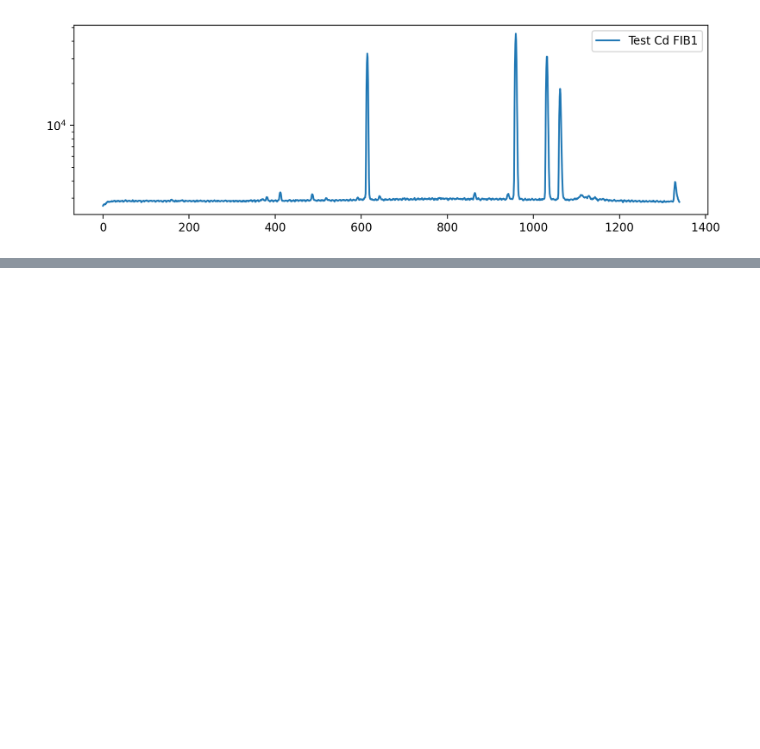
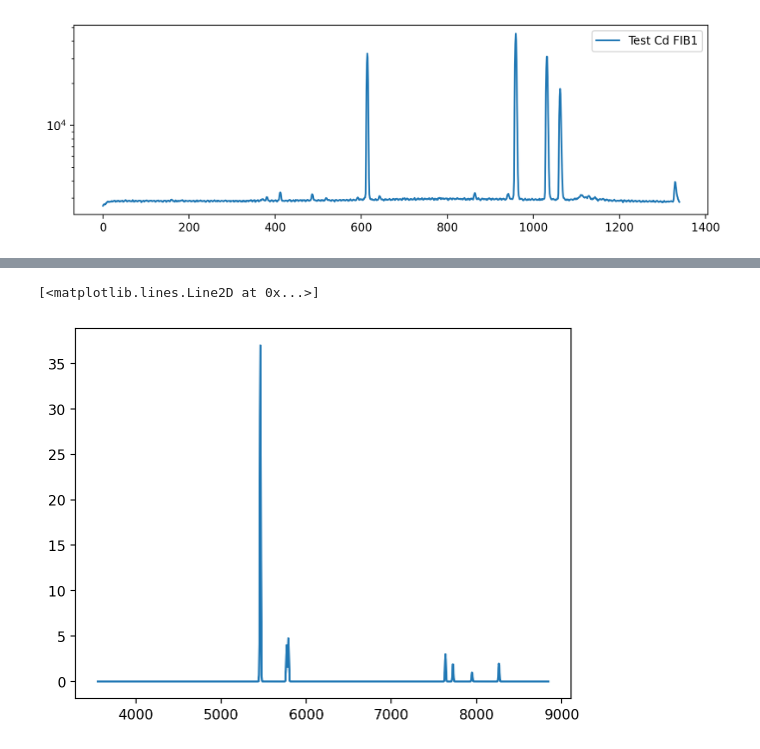
Before and after one commit to hbahk/kspecdr, a Jupyter notebook: notebooks/test_arc_20251224.ipynb, the cells around one changed output, grey strips where cells are left out. Cells and saved outputs as stored; diff of their text form; code cells hidden in the pictures; blank space fills up the shorter version.

```diff
--- a/notebooks/test_arc_20251224.ipynb
+++ b/notebooks/test_arc_20251224.ipynb
@@ -1946,3 +1964,9 @@ plt.show()
+# %%
+temp = Table.read("MODEL_SPECTRA.dat", format="ascii")
+plt.plot(temp["col1"], temp["col2"])
+# %% [output]
+[<matplotlib.lines.Line2D at 0x...>]
+[figure, added]
 # %%
 from kspecdr.extract.reduce_arc import reduce_arc
 
```
Also changed, not shown: parts of 8 cells of this notebook, 1 other file.
